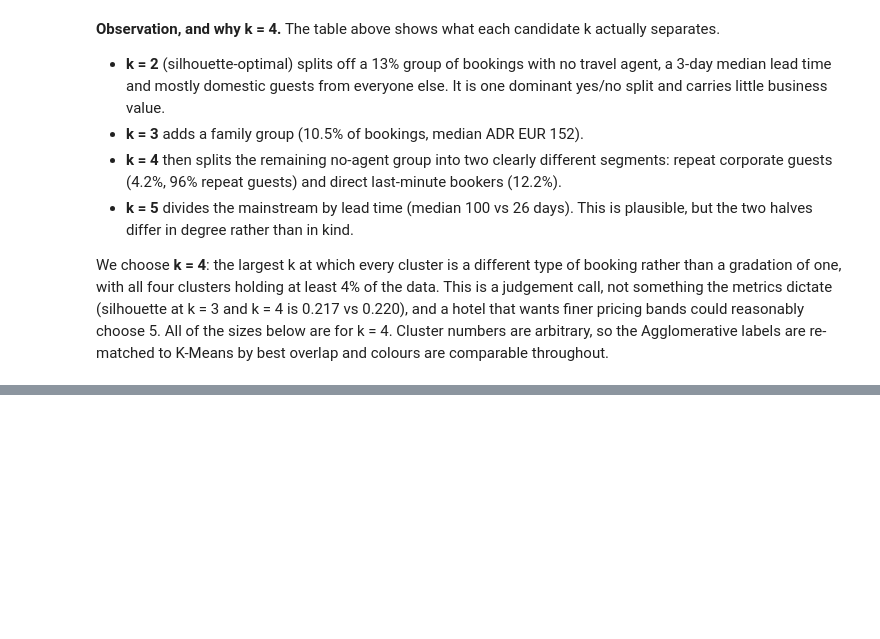
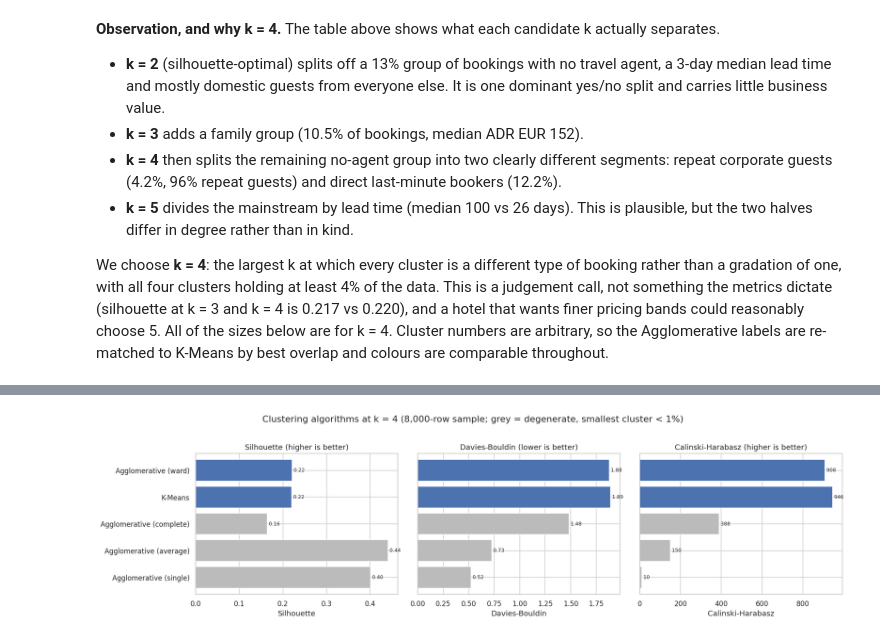
Before and after one commit to AnanyaBottu/ml-capstone, a Jupyter notebook: notebooks/clustering.ipynb, the cells around one changed output, grey strips where cells are left out. Saved outputs shown, nothing was run; the diff lists cells and outputs as text; code cells hidden in the pictures; blank space fills up the shorter version.

```diff
--- a/notebooks/clustering.ipynb
+++ b/notebooks/clustering.ipynb
@@ -871,0 +876,22 @@ sizes below are for k = 4. Cluster numbers are arbitrary, so the Agglomerative l
+# %%
+rows = []
+for name, lab in labels.items():
+    sizes = np.bincount(lab, minlength=K_FINAL) / len(lab) * 100
+    rows.append({"algorithm": name, "k": K_FINAL,
+                 "Silhouette": silhouette_score(X_s, lab),
+                 "Davies-Bouldin": davies_bouldin_score(X_s, lab),
+                 "Calinski-Harabasz": calinski_harabasz_score(X_s, lab),
+                 "smallest cluster %": sizes.min(), "largest cluster %": sizes.max(),
+                 "fit (s)": fit_time[name]})
+results = pd.DataFrame(rows).set_index("algorithm")
+
+# A solution that isolates a handful of bookings is not a segmentation. Flag any
+# solution whose smallest cluster holds under 1% of the sample and rank only the rest.
+results["usable"] = results["smallest cluster %"] >= 1.0
+ok = results["usable"]
+results.loc[ok, "rank Sil"] = results.loc[ok, "Silhouette"].rank(ascending=False)
+results.loc[ok, "rank DB"] = results.loc[ok, "Davies-Bouldin"].rank(ascending=True)
+results.loc[ok, "rank CH"] = results.loc[ok, "Calinski-Harabasz"].rank(ascending=False)
+results["mean rank"] = results[["rank Sil", "rank DB", "rank CH"]].mean(axis=1)
+results = results.sort_values(["usable", "mean rank"], ascending=[False, True])
+results.round(3)
@@ -871,0 +906,17 @@ sizes below are for k = 4. Cluster numbers are arbitrary, so the Agglomerative l
+# %%
+fig, axes = plt.subplots(1, 3, figsize=(17, 4.6), sharey=True)
+order = results.index
+bar_colours = ["#4C72B0" if u else "#BBBBBB" for u in results["usable"]]
+for ax, (col, title) in zip(axes, [("Silhouette", "Silhouette (higher is better)"),
+                                   ("Davies-Bouldin", "Davies-Bouldin (lower is better)"),
+                                   ("Calinski-Harabasz", "Calinski-Harabasz (higher is better)")]):
+    ax.barh(order, results[col], color=bar_colours)
+    ax.invert_yaxis()
+    ax.set(title=title, xlabel=col)
+    for i, v in enumerate(results[col]):
+        ax.text(v, i, f" {v:.2f}" if col != "Calinski-Harabasz" else f" {v:,.0f}", va="center", fontsize=8)
+fig.suptitle(f"Clustering algorithms at k = {K_FINAL} (8,000-row sample; grey = degenerate, smallest cluster < 1%)", y=1.02)
+plt.tight_layout()
+plt.show()
+# %% [output]
+[figure, added]
```
Also changed, not shown: parts of 23 cells of this notebook.
